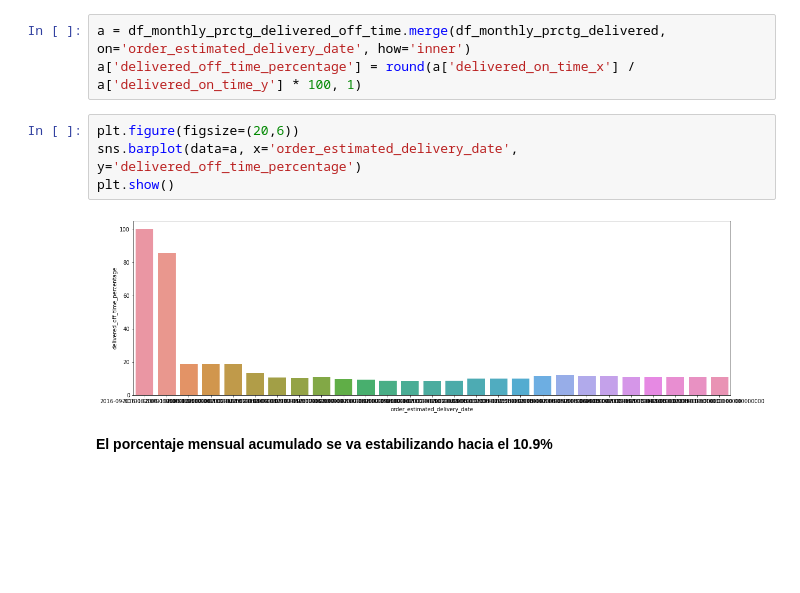
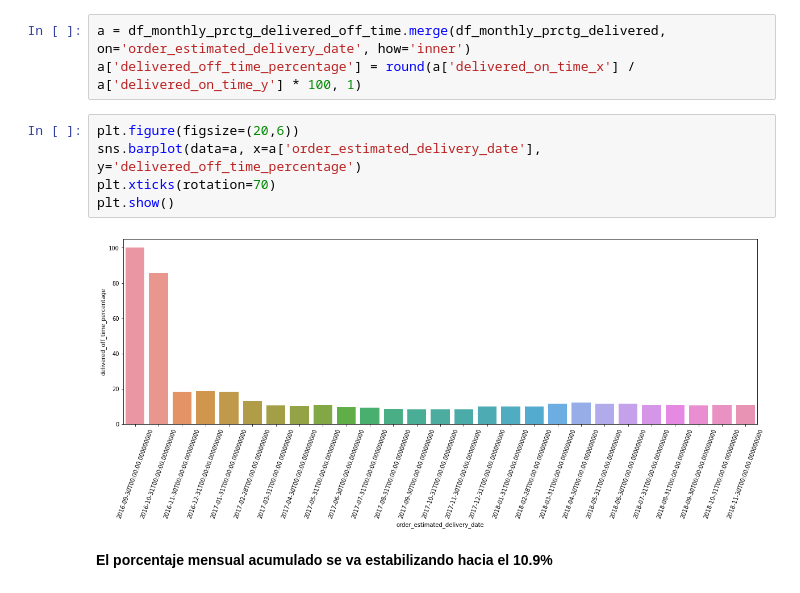
Before and after one commit to robertbarac/EDA-Brazilian-ecommerce, a Jupyter notebook: eda_brazilian_ecommerce.ipynb, the cells around one changed output. Saved outputs shown, nothing was run; the diff lists cells and outputs as text; blank space fills up the shorter version.

```diff
--- a/eda_brazilian_ecommerce.ipynb
+++ b/eda_brazilian_ecommerce.ipynb
@@ -625,10 +626,11 @@ a = df_monthly_prctg_delivered_off_time.merge(df_monthly_prctg_delivered, on='or
 a['delivered_off_time_percentage'] = round(a['delivered_on_time_x'] / a['delivered_on_time_y'] * 100, 1)
 # %%
 plt.figure(figsize=(20,6))
-sns.barplot(data=a, x='order_estimated_delivery_date', y='delivered_off_time_percentage')
+sns.barplot(data=a, x=a['order_estimated_delivery_date'], y='delivered_off_time_percentage')
+plt.xticks(rotation=70)
 plt.show()
 # %% [output]
-[figure, old version]
+[figure, new version]
 # %% [markdown]
 **El porcentaje mensual acumulado se va estabilizando hacia el 10.9%**
 # %%
```
Also changed, not shown: parts of 7 cells of this notebook.
